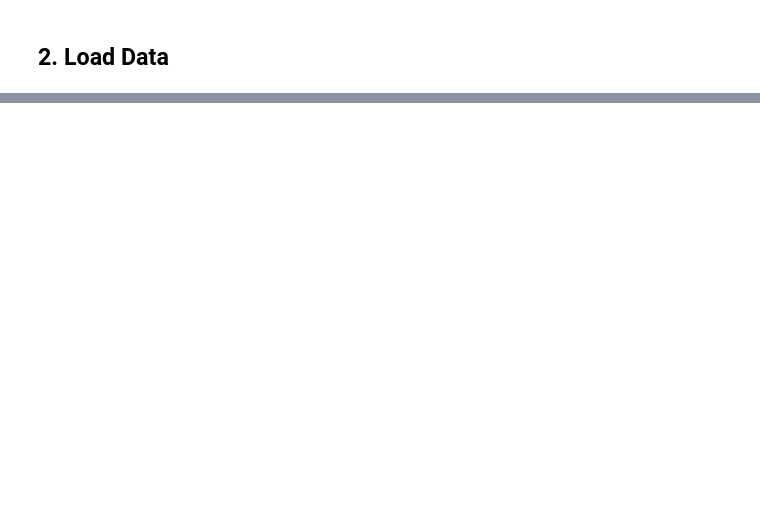
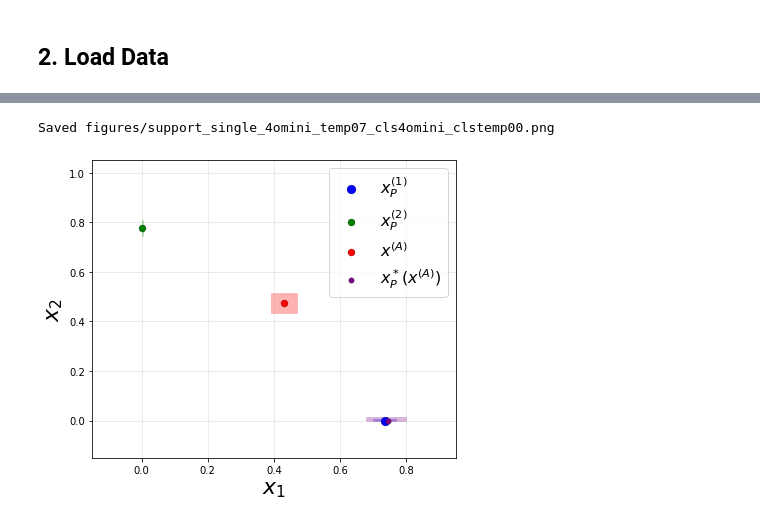
Before and after one commit to nivasini/aggregation_compound_ai, a Jupyter notebook: mechanisms/mechanisms.ipynb, the cells around one changed output, grey strips where cells are left out. Cells and saved outputs as stored; diff of their text form; code cells hidden in the pictures; blank space fills up the shorter version.

```diff
--- a/mechanisms/mechanisms.ipynb
+++ b/mechanisms/mechanisms.ipynb
@@ -225,0 +469,8 @@ x3             [0.0091, 0.0304]         [0.0165, 0.0429]    0.0000
+# %%
+plot_experiment("support", x_idx=0, y_idx_or_sum=1,
+    xlabel=r'$x_1$', ylabel=r'$x_2$',
+    xlim=(-0.15, 0.95), ylim=(-0.15, 1.05),
+    save_name="support")
+# %% [output]
+Saved figures/support_single_4omini_temp07_cls4omini_clstemp00.png
+[figure, added]
```
Also changed, not shown: parts of 21 cells of this notebook, 1 other file.
